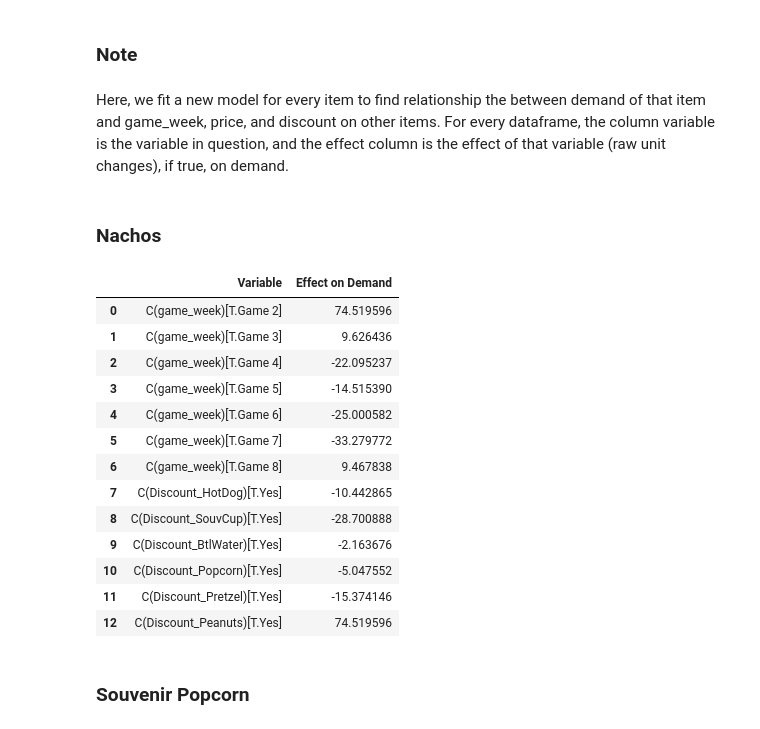
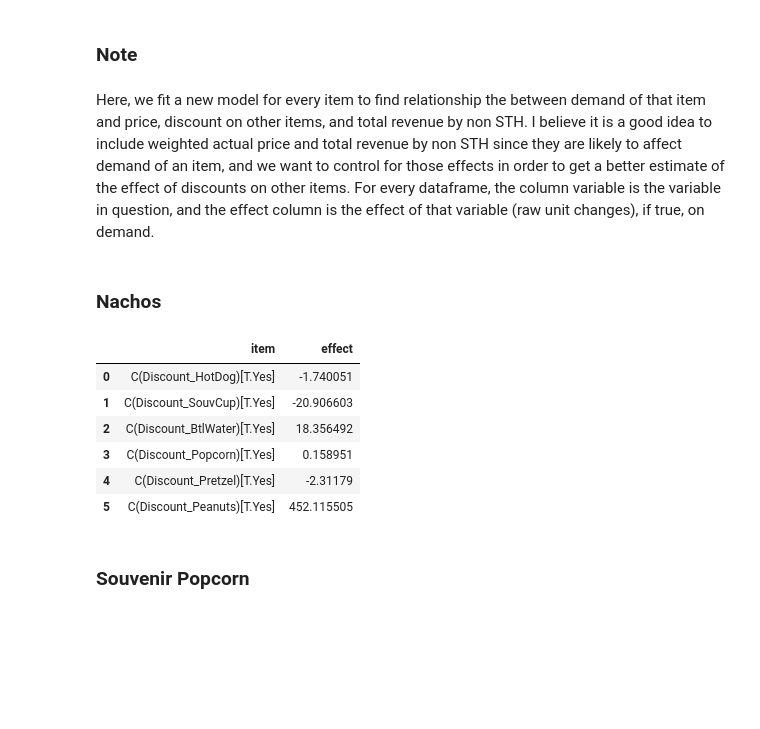
Before and after one commit to HenryLiang-123/MSiA_410, a Jupyter notebook: Bear/bear.ipynb, the cells around one changed output. Drawn from its saved outputs; the diff is of its cells as text; code cells hidden in the pictures; blank space fills up the shorter version.

```diff
--- a/Bear/bear.ipynb
+++ b/Bear/bear.ipynb
@@ -377,13 +424,15 @@ souv_soda_demand_price = pd.merge(left = weights, right = demand, on = 'game_wee
 souv_soda_demand_price.drop(labels=['weighted_sums', 'uc2'], axis = 1, inplace=True)
 # %%
 # Add covariates to df
-souv_soda_demand_price_controlled = pd.merge(left=souv_soda_demand_price, right=souv_soda.loc[:, ['game_week', 'Discount_HotDog',  'Discount_BtlWater',
+souv_soda_demand_price_controlled = pd.merge(left=souv_soda_demand_price, right=souv_soda.loc[:, ['game_week', 'total_product_rev_nonSTH', 'Discount_HotDog',  'Discount_BtlWater',
        'Discount_Peanuts', 'Discount_Nachos', 'Discount_Pretzel',
        'Discount_Popcorn']], on = 'game_week', how = 'left').drop_duplicates('game_week')
 
+souv_soda_demand_price_controlled.drop(labels=['game_week'], axis = 1, inplace=True)
+
 # Label encoding
 le = LabelEncoder()
-df_souv_soda = pd.get_dummies(souv_soda_demand_price_controlled, columns=['game_week'])
+df_souv_soda = deepcopy(souv_soda_demand_price_controlled)
 
 df_souv_soda.loc[:, ['Discount_HotDog',  'Discount_BtlWater',
        'Discount_Peanuts', 'Discount_Nachos', 'Discount_Pretzel',
@@ -394,13 +443,14 @@ df_souv_soda.loc[:, ['Discount_HotDog',  'Discount_BtlWater',
 # Take ln
 df_souv_soda['weighted_actual_price'] = np.log(df_souv_soda['weighted_actual_price'])
 df_souv_soda['UseCount'] = np.log(df_souv_soda['UseCount'])
-df_souv_soda.drop(labels='game_week_Game 1', axis = 1, inplace=True)
 # %%
 # Fit linear regression
-X = df_souv_soda.drop(labels='UseCount', axis = 1)
+X = df_souv_soda.drop(labels=['UseCount', 'Discount_HotDog',  'Discount_BtlWater',
+       'Discount_Peanuts', 'Discount_Nachos', 'Discount_Pretzel',
+       'Discount_Popcorn'], axis = 1)
 X = sm.add_constant(X)
 y = df_souv_soda['UseCount']
 
 m_souv_soda = sm.OLS(y, X).fit()
-print('Price elasticity for soda is', m_souv_soda.params[1])
+print('Price elasticity for soda is', abs(m_souv_soda.params[1]))
 # %% [output]
@@ -407,0 +458,14 @@ Price elasticity for soda is 1.9469140350087892
+# %%
+d = [m_nacho.params, m_souv_pop.params, m_hotdog.params, m_peanut.params, m_bav.params, m_btlwater.params, m_souv_soda.params]
+for i in d:
+    s = ""
+    x = pd.DataFrame(i).reset_index()
+    x.columns = ['index', '0']
+    for r in range(len(x)):
+        if r == 0:
+            s = s + str(round(x.loc[:, '0'][r],5)) + " + "
+        elif r == len(x) - 1:
+            s = s + str(round(x.loc[:, '0'][r],5)) + " * " + x.loc[:, 'index'][r]
+        else:
+            s = s + str(round(x.loc[:, '0'][r],5)) + " * " + x.loc[:, 'index'][r] + " + "
+    print(s)
@@ -410,32 +482,32 @@ Price elasticity for soda is 1.9469140350087892
 # %% [markdown]
 ### Note
 # %% [markdown]
-Here, we fit a new model for every item to find relationship the between demand of that item and game_week, price, and discount on other items. For every dataframe, the column variable is the variable in question, and the effect column is the effect of that variable (raw unit changes), if true, on demand.
+Here, we fit a new model for every item to find relationship the between demand of that item and price, discount on other items, and total revenue by non STH. I believe it is a good idea to include weighted actual price and total revenue by non STH since they are likely to affect demand of an item, and we want to control for those effects in order to get a better estimate of the effect of discounts on other items. For every dataframe, the column variable is the variable in question, and the effect column is the effect of that variable (raw unit changes), if true, on demand.
 # %% [markdown]
 ### Nachos
 # %%
 import statsmodels.api as sm
 import statsmodels.formula.api as smf
 
-formula = 'UseCount ~ C(game_week) + weighted_actual_price + C(Discount_HotDog) + C(Discount_SouvCup) + C(Discount_BtlWater) + C(Discount_Popcorn) + C(Discount_Pretzel) + C(Discount_Peanuts)'
-m_nacho2 = smf.ols(formula = formula, data = nacho_demand_price_controlled).fit()
-effects_nacho = pd.DataFrame(m_nacho2.params[1:len(m_nacho2.params)-1]).reset_index()
-effects_nacho.columns = ['Variable', 'Effect on Demand']
-effects_nacho
+l = ['+C(Discount_HotDog)', '+C(Discount_SouvCup)', '+C(Discount_BtlWater)', '+C(Discount_Popcorn)', '+C(Discount_Pretzel)', '+C(Discount_Peanuts)']
+pre_formula = 'UseCount ~ weighted_actual_price + total_product_rev_nonSTH'
+
+df = pd.DataFrame(columns = ['item', 'effect'])
+
+for i in range(len(l)):
+    f = pre_formula + l[i]
+    m = smf.ols(formula = f, data = nacho_demand_price_controlled).fit()
+    x = pd.DataFrame(m.params).reset_index()
+    x.columns = ['item', 'effect']
+    df.loc[i] = x.loc[1,:]
+df
 # %% [output]
-|  | Variable | Effect on Demand |
-| 0 | C(game_week)[T.Game 2] | 74.519596 |
-| 1 | C(game_week)[T.Game 3] | 9.626436 |
-| 2 | C(game_week)[T.Game 4] | -22.095237 |
-| 3 | C(game_week)[T.Game 5] | -14.515390 |
-| 4 | C(game_week)[T.Game 6] | -25.000582 |
-| 5 | C(game_week)[T.Game 7] | -33.279772 |
-| 6 | C(game_week)[T.Game 8] | 9.467838 |
-| 7 | C(Discount_HotDog)[T.Yes] | -10.442865 |
-| 8 | C(Discount_SouvCup)[T.Yes] | -28.700888 |
-| 9 | C(Discount_BtlWater)[T.Yes] | -2.163676 |
-| 10 | C(Discount_Popcorn)[T.Yes] | -5.047552 |
-| 11 | C(Discount_Pretzel)[T.Yes] | -15.374146 |
-| 12 | C(Discount_Peanuts)[T.Yes] | 74.519596 |
+|  | item | effect |
+| 0 | C(Discount_HotDog)[T.Yes] | -1.740051 |
+| 1 | C(Discount_SouvCup)[T.Yes] | -20.906603 |
+| 2 | C(Discount_BtlWater)[T.Yes] | 18.356492 |
+| 3 | C(Discount_Popcorn)[T.Yes] | 0.158951 |
+| 4 | C(Discount_Pretzel)[T.Yes] | -2.31179 |
+| 5 | C(Discount_Peanuts)[T.Yes] | 452.115505 |
 # %% [markdown]
 ### Souvenir Popcorn
```
Also changed, not shown: parts of 37 cells of this notebook.
